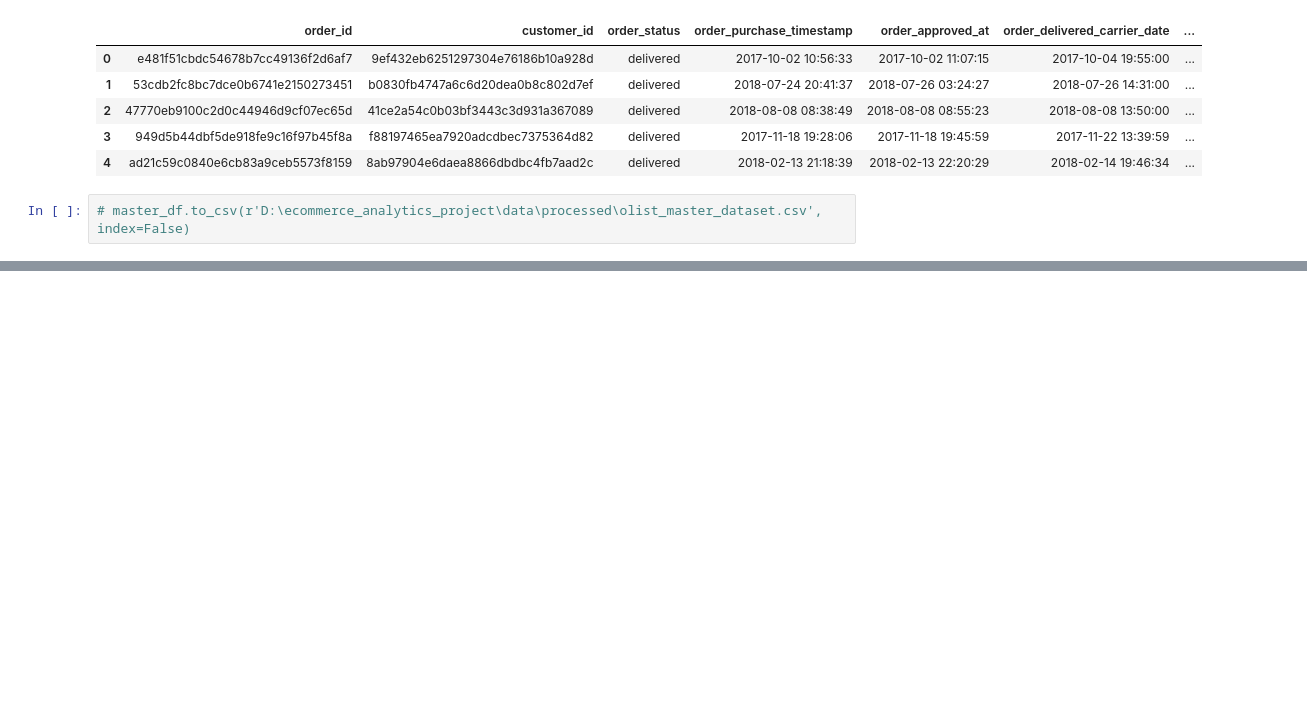
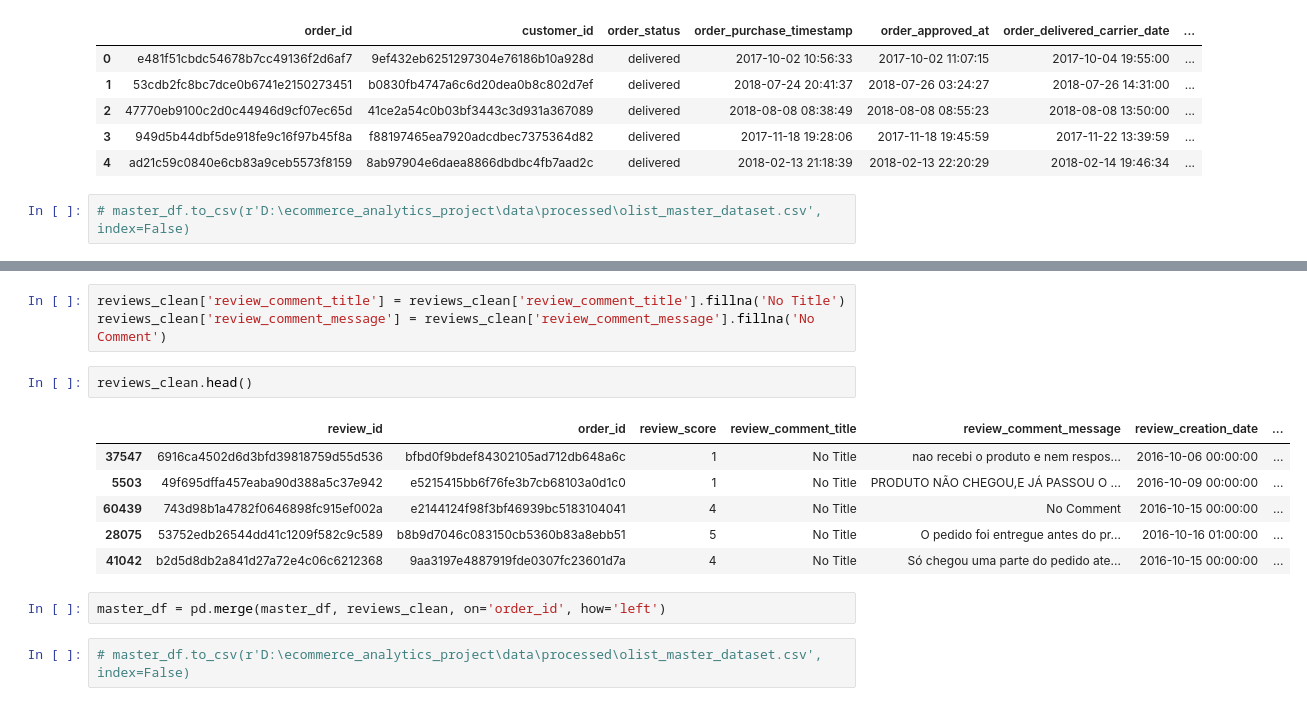
Before and after one commit to akulgarg7/ecommerce-analytics-project, a Jupyter notebook: notebooks/01_eda_and_cleaning.ipynb, the cells around one changed output, grey strips where cells are left out. Saved outputs shown, nothing was run; the diff lists cells and outputs as text; blank space fills up the shorter version.

```diff
--- a/notebooks/01_eda_and_cleaning.ipynb
+++ b/notebooks/01_eda_and_cleaning.ipynb
@@ -483,0 +553,16 @@ master_df.head()
+# %%
+reviews_clean['review_comment_title'] = reviews_clean['review_comment_title'].fillna('No Title')
+reviews_clean['review_comment_message'] = reviews_clean['review_comment_message'].fillna('No Comment')
+# %%
+reviews_clean.head()
+# %% [output]
+|  | review_id | order_id | review_score | review_comment_title | review_comment_message | review_creation_date | ... |
+| 37547 | 6916ca4502d6d3bfd39818759d55d536 | bfbd0f9bdef84302105ad712db648a6c | 1 | No Title | nao recebi o produto e nem respos... | 2016-10-06 00:00:00 | ... |
+| 5503 | 49f695dffa457eaba90d388a5c37e942 | e5215415bb6f76fe3b7cb68103a0d1c0 | 1 | No Title | PRODUTO NÃO CHEGOU,E JÁ PASSOU O ... | 2016-10-09 00:00:00 | ... |
+| 60439 | 743d98b1a4782f0646898fc915ef002a | e2144124f98f3bf46939bc5183104041 | 4 | No Title | No Comment | 2016-10-15 00:00:00 | ... |
+| 28075 | 53752edb26544dd41c1209f582c9c589 | b8b9d7046c083150cb5360b83a8ebb51 | 5 | No Title | O pedido foi entregue antes do pr... | 2016-10-16 01:00:00 | ... |
+| 41042 | b2d5d8db2a841d27a72e4c06c6212368 | 9aa3197e4887919fde0307fc23601d7a | 4 | No Title | Só chegou uma parte do pedido ate... | 2016-10-15 00:00:00 | ... |
+# %%
+master_df = pd.merge(master_df, reviews_clean, on='order_id', how='left')
+# %%
+# master_df.to_csv(r'D:\ecommerce_analytics_project\data\processed\olist_master_dataset.csv', index=False)
```
Also changed, not shown: parts of 13 cells of this notebook.
